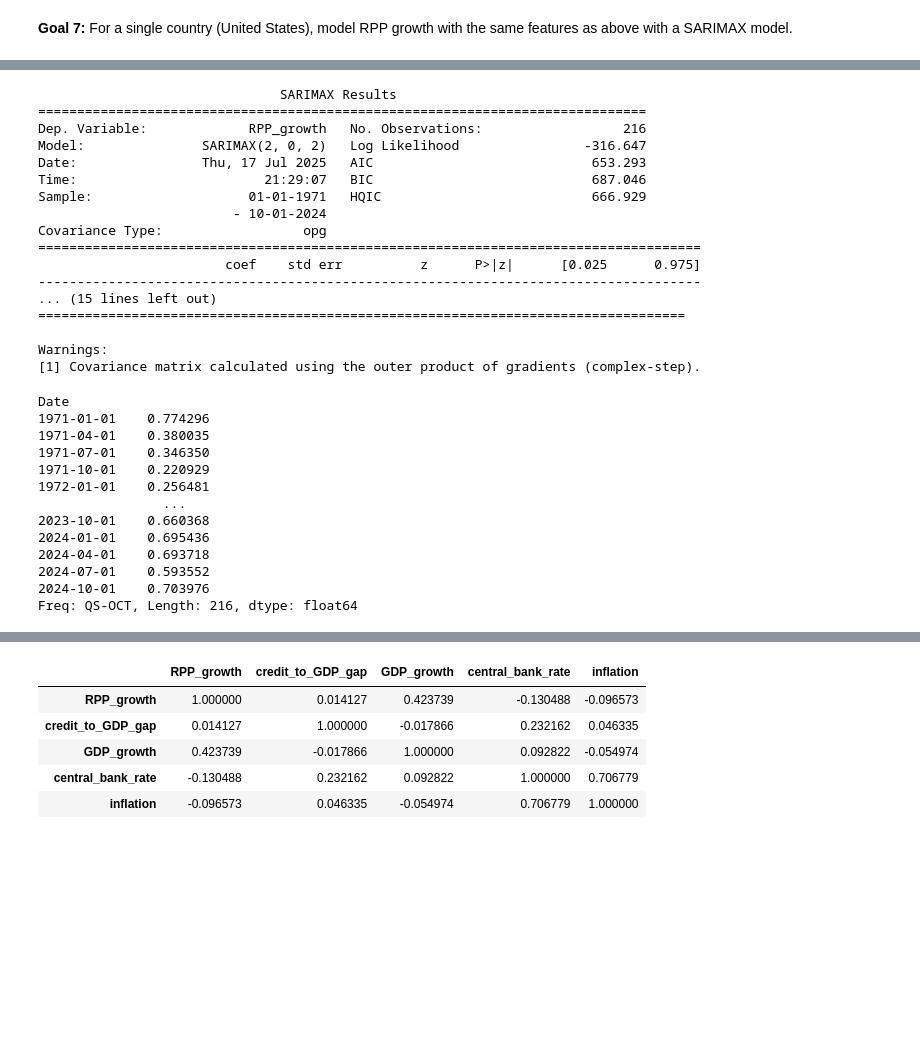
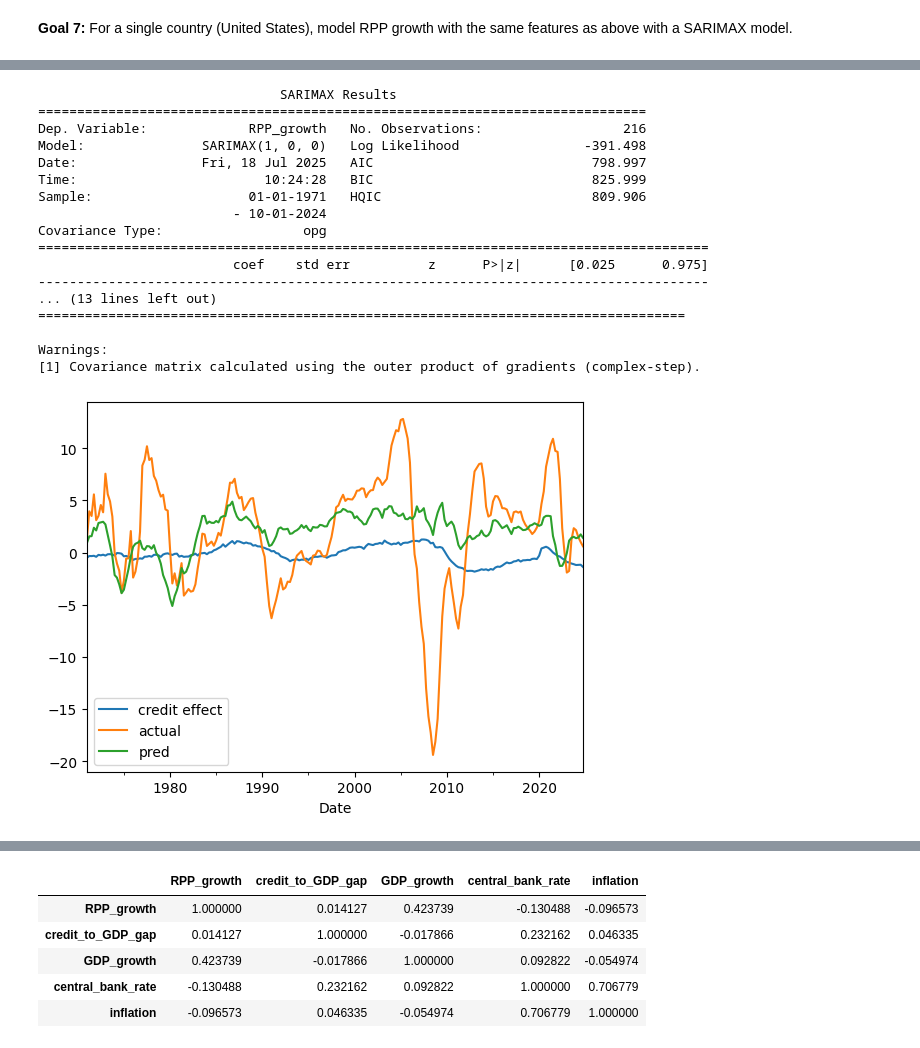
Before and after one commit to ericleonen/housing-bubble-index, a Jupyter notebook: scratch.ipynb, the cells around one changed output, grey strips where cells are left out. Saved outputs shown, nothing was run; the diff lists cells and outputs as text; code cells hidden in the pictures; blank space fills up the shorter version.

Commit message:
try out SARIMAX, OLS

```diff
--- a/scratch.ipynb
+++ b/scratch.ipynb
@@ -299,7 +380,7 @@ from statsmodels.tsa.statespace.sarimax import SARIMAX
 model = SARIMAX(
     Y,
     exog=X,
-    order=(2, 0, 2)
+    order=(1, 0, 0)
 )
 
 results = model.fit()
@@ -309,16 +390,16 @@ print(results.summary())
                                SARIMAX Results
 ==============================================================================
 Dep. Variable:             RPP_growth   No. Observations:                  216
-Model:               SARIMAX(2, 0, 2)   Log Likelihood                -316.647
-Date:                Thu, 17 Jul 2025   AIC                            653.293
-Time:                        21:29:07   BIC                            687.046
-Sample:                    01-01-1971   HQIC                           666.929
+Model:               SARIMAX(1, 0, 0)   Log Likelihood                -391.498
+Date:                Fri, 18 Jul 2025   AIC                            798.997
+Time:                        10:24:28   BIC                            825.999
+Sample:                    01-01-1971   HQIC                           809.906
                          - 10-01-2024
 Covariance Type:                  opg
-=====================================================================================
-                        coef    std err          z      P>|z|      [0.025      0.975]
--------------------------------------------------------------------------------------
-... (15 lines left out)
+======================================================================================
+                         coef    std err          z      P>|z|      [0.025      0.975]
+--------------------------------------------------------------------------------------
+... (13 lines left out)
 ===================================================================================
 
 Warnings:
@@ -340,21 +422,14 @@ df = pd.DataFrame({
     "Credit Effect": credit_effect
 })
 # %%
-df["Credit Effect"] / df["Housing Growth Prediction"] * 100
+df["Credit Effect"].plot(label="credit effect")
+Y.plot(label="actual")
+df["Housing Growth Prediction"].plot(label="pred")
+
+plt.legend()
+plt.show()
 # %% [output]
-Date
-1971-01-01    0.774296
-1971-04-01    0.380035
-1971-07-01    0.346350
-1971-10-01    0.220929
-1972-01-01    0.256481
-                ...
-2023-10-01    0.660368
-2024-01-01    0.695436
-2024-04-01    0.693718
-2024-07-01    0.593552
-2024-10-01    0.703976
-Freq: QS-OCT, Length: 216, dtype: float64
+[figure, added]
 # %%
 import matplotlib.pyplot as plt
 
```
Also changed, not shown: parts of 13 cells of this notebook.
